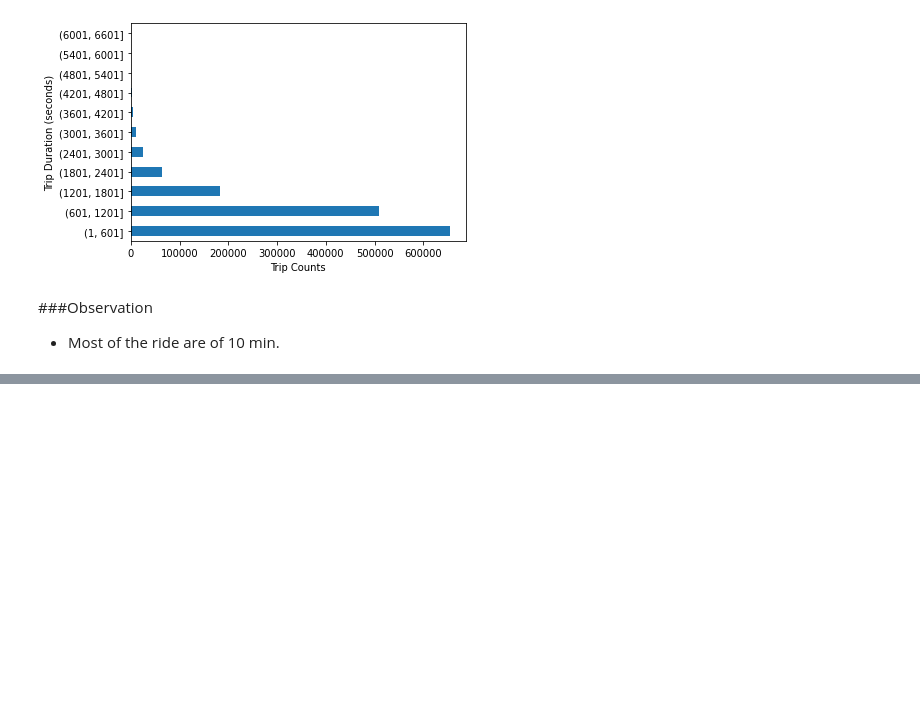
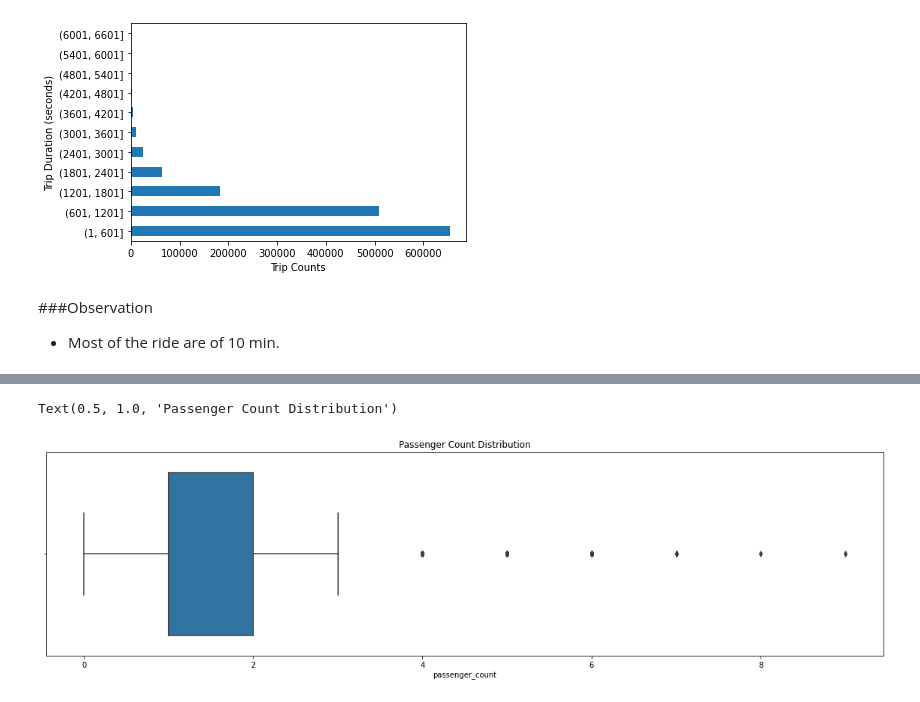
Before and after one commit to varnit836/NYC-Taxi-Trip-Time-Prediction, a Jupyter notebook: NYC_Taxi_Trip_Time_Prediction_Capstone_Project.ipynb, the cells around one changed output, grey strips where cells are left out. Saved outputs shown, nothing was run; the diff lists cells and outputs as text; code cells hidden in the pictures; blank space fills up the shorter version.

```diff
--- a/NYC_Taxi_Trip_Time_Prediction_Capstone_Project.ipynb
+++ b/NYC_Taxi_Trip_Time_Prediction_Capstone_Project.ipynb
@@ -274,0 +285,8 @@ plt.show()
+# %%
+# ploting boxplot graph
+plt.figure(figsize=(20,5))
+sns.boxplot(df['passenger_count'])
+plt.title('Passenger Count Distribution')
+# %% [output]
+Text(0.5, 1.0, 'Passenger Count Distribution')
+[figure, added]
```
Also changed, not shown: parts of 19 cells of this notebook.
